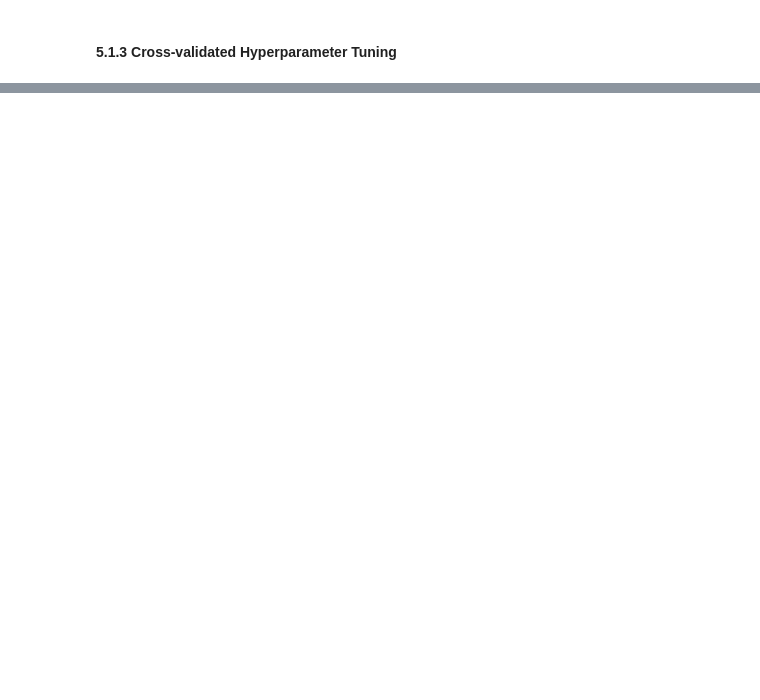
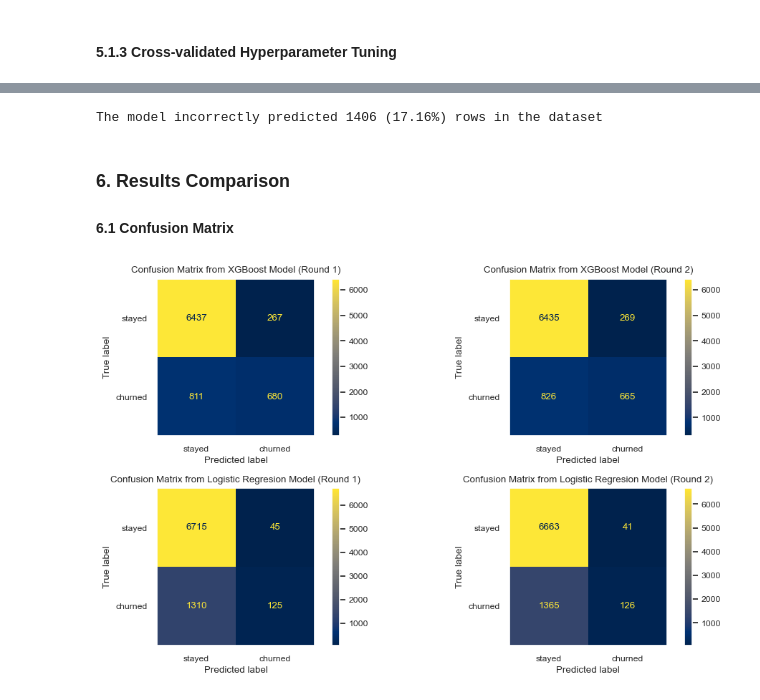
Before and after one commit to ryanlacsamana/Bank_Customer_Churn_Prediction, a Jupyter notebook: bank_customer_churn_prediction.ipynb, the cells around one changed output, grey strips where cells are left out. Drawn from its saved outputs; the diff is of its cells as text; code cells hidden in the pictures; blank space fills up the shorter version.

```diff
--- a/bank_customer_churn_prediction.ipynb
+++ b/bank_customer_churn_prediction.ipynb
@@ -652,0 +940,3 @@ sns.scatterplot(x=y_train, y=y_preds)
+# %%
+## Make predictions using the logistic regression model
+y3_pred = logreg_model.predict(X3_test)
@@ -652,0 +1033,9 @@ sns.scatterplot(x=y_train, y=y_preds)
+# %%
+## Define target variable
+target_var4 = df1_logreg['churn']
+
+## Define predictor variables
+predictor_var4 = df1_logreg.drop(['customer_id','churn','last_transaction','last_transaction_period'], axis=1)
+
+## Split the data into train and test sets
+X4_train, X4_test, y4_train, y4_test = train_test_split(predictor_var4, target_var4, test_size=0.33, stratify=target_var4, random_state=42)
@@ -652,0 +1044,5 @@ sns.scatterplot(x=y_train, y=y_preds)
+# %%
+## Construct a logistic regression model
+logreg_model2 = LogisticRegression(random_state=42, max_iter=500)
+
+logreg_model2.fit(X4_train, y4_train)
@@ -652,0 +1051,3 @@ sns.scatterplot(x=y_train, y=y_preds)
+# %%
+## Make predictions using the logistic regression model
+y4_pred = logreg_model2.predict(X4_test)
@@ -652,0 +1119,60 @@ sns.scatterplot(x=y_train, y=y_preds)
+# %%
+sum_incorrect4 = comparison_table_logreg2['Difference'].sum()
+percent_incorrect4 = round((comparison_table_logreg2['Difference'].sum())/(len(comparison_table_logreg2['Difference']))*100,2)
+
+print(f"The model incorrectly predicted {sum_incorrect4} ({percent_incorrect4}%) rows in the dataset")
+# %% [output]
+The model incorrectly predicted 1406 (17.16%) rows in the dataset
+# %% [markdown]
+### **6. Results Comparison**
+
+#### **6.1 Confusion Matrix**
+# %%
+fig, axes = plt.subplots(2,2, figsize=(10,6))
+
+sns.set(font_scale=0.8)
+
+## For XGBoost Model (Round 1)
+## Compute values for confusion matrix
+cm_xgb = confusion_matrix(y_test, y_pred)
+## Create display for confusion matrix
+disp_xgb = ConfusionMatrixDisplay(confusion_matrix=cm_xgb, display_labels=['stayed','churned'])
+## Plot confusion matrix
+disp_xgb.plot(values_format='', cmap='cividis', ax=axes[0,0])
+axes[0,0].set_title('Confusion Matrix from XGBoost Model (Round 1)')
+axes[0,0].grid(False)
+
+## For XGBoost Model (Round 2)
+## Compute values for confusion matrix
+cm_xgb2 = confusion_matrix(y2_test, y2_pred)
+## Create display for confusion matrix
+disp_xgb2 = ConfusionMatrixDisplay(confusion_matrix=cm_xgb2, display_labels=['stayed','churned'])
+## Plot confusion matrix
+disp_xgb2.plot(values_format='', cmap='cividis', ax=axes[0,1])
+axes[0,1].set_title('Confusion Matrix from XGBoost Model (Round 2)')
+axes[0,1].grid(False)
+
+## For Logistic Regression Model (Round 1)
+## Compute values for confusion matrix
+cm_logreg = confusion_matrix(y3_test, y3_pred)
+## Create display for confusion matrix
+disp_logreg = ConfusionMatrixDisplay(confusion_matrix=cm_logreg, display_labels=['stayed','churned'])
+## Plot confusion matrix
+disp_logreg.plot(values_format='', cmap='cividis', ax=axes[1,0])
+axes[1,0].set_title('Confusion Matrix from Logistic Regresion Model (Round 1)')
+axes[1,0].grid(False)
+
+## For Logistic Regression Model (Round 2)
+## Compute values for confusion matrix
+cm_logreg2 = confusion_matrix(y4_test, y4_pred)
+## Create display for confusion matrix
+disp_logreg2 = ConfusionMatrixDisplay(confusion_matrix=cm_logreg2, display_labels=['stayed','churned'])
+## Plot confusion matrix
+disp_logreg2.plot(values_format='', cmap='cividis', ax=axes[1,1])
+axes[1,1].set_title('Confusion Matrix from Logistic Regresion Model (Round 2)')
+axes[1,1].grid(False)
+
+plt.tight_layout()
+plt.show()
+# %% [output]
+[figure, added]
```
Also changed, not shown: parts of 72 cells of this notebook.
